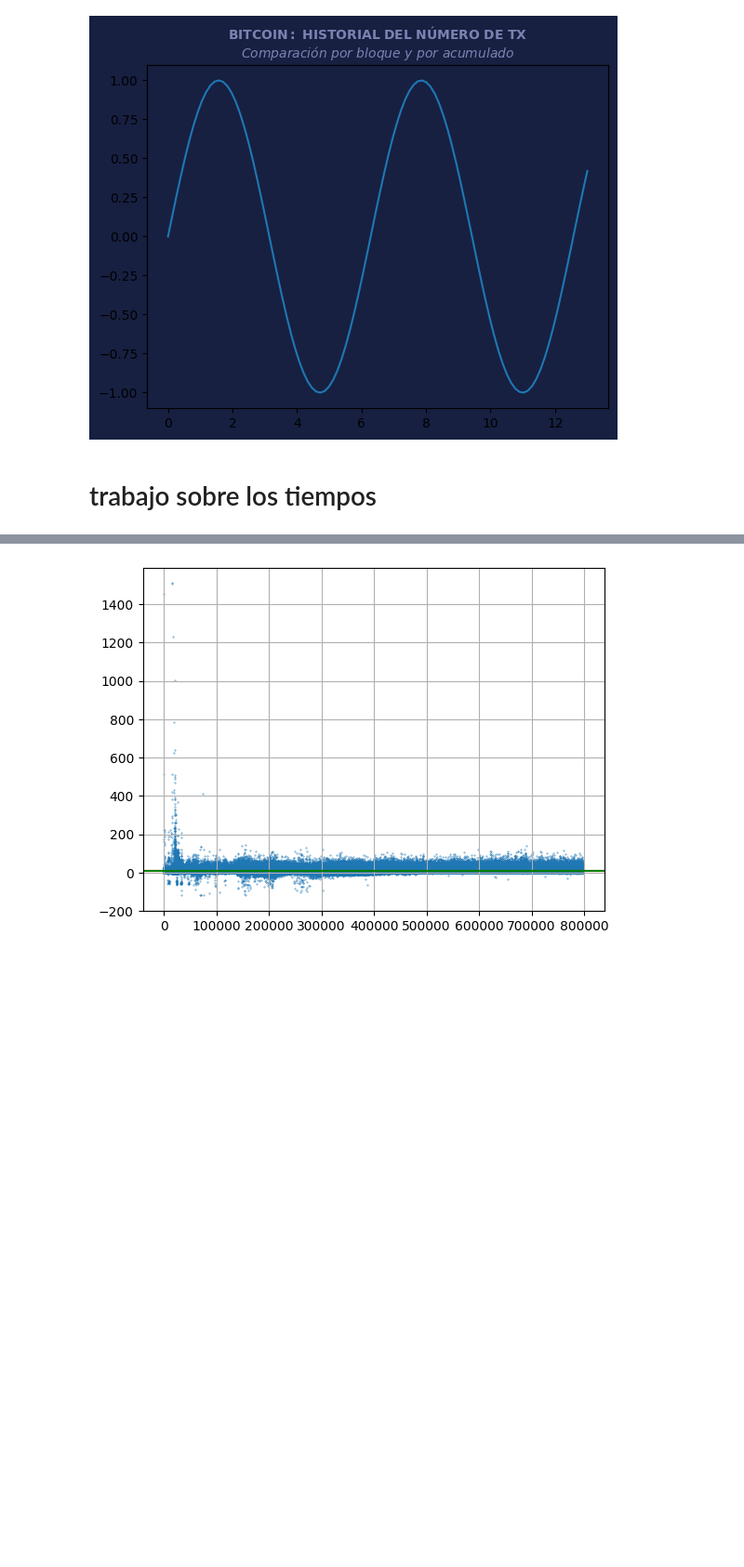
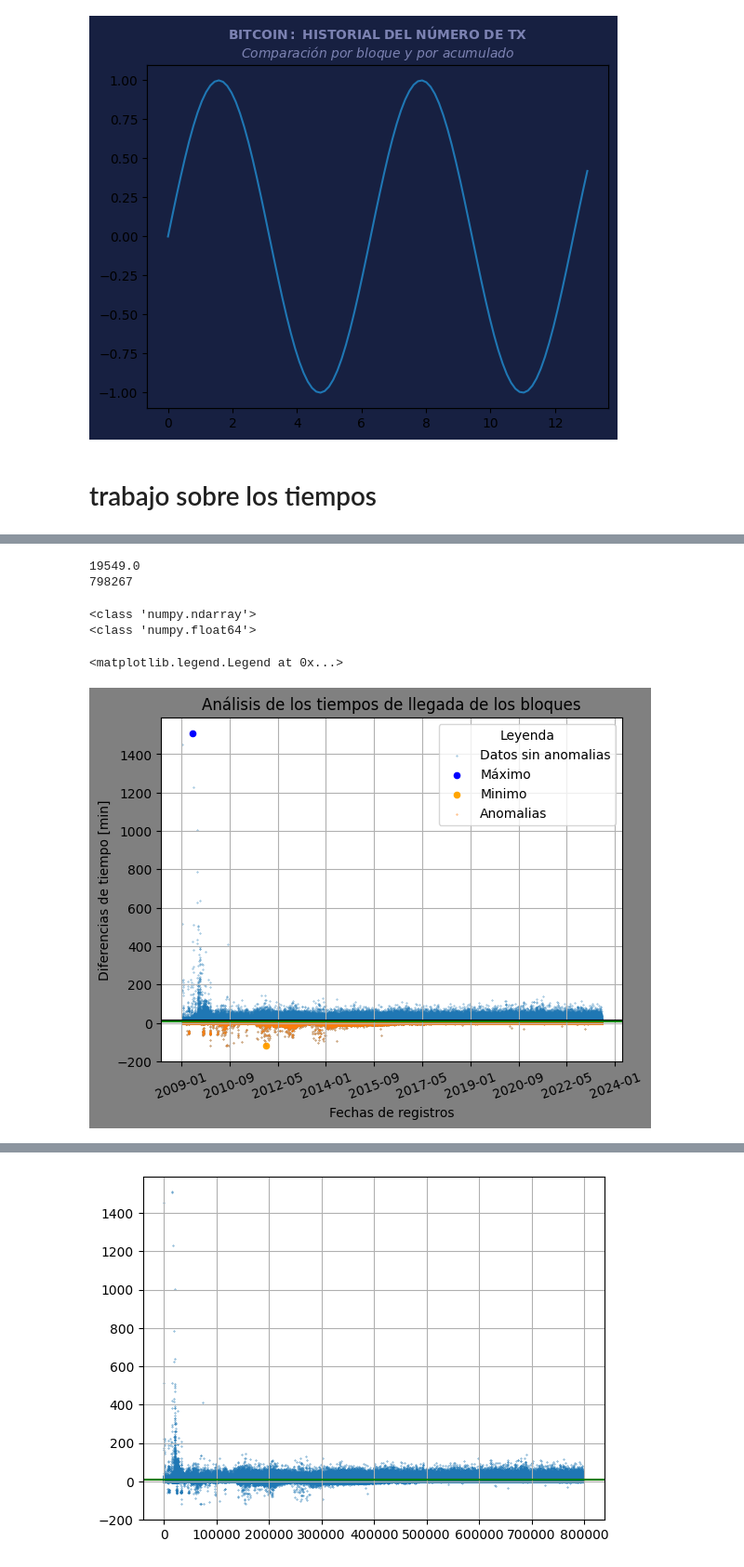
Before and after one commit to bitcoinR3search/BitcoinResearch, a Jupyter notebook: scripts/bra_pruebas/Re_graf.ipynb, the cells around one changed output, grey strips where cells are left out. Shown: that part at 93% size. Saved outputs shown, nothing was run; the diff lists cells and outputs as text; code cells hidden in the pictures; blank space fills up the shorter version.

Commit message:
20-JULY-graficas_ejemplo

```diff
--- a/scripts/bra_pruebas/Re_graf.ipynb
+++ b/scripts/bra_pruebas/Re_graf.ipynb
@@ -165,0 +184,6 @@ plt.tick_params(axis='x', colors='black')
+# %%
+print(time_b[0], type(time_b))
+#time_b = np.array(fechas).date
+time_b = time_b.date
+num_dates = mdates.date2num(time_b)
+print(len(time_b),len(num_dates),d)
@@ -165,0 +194,8 @@ plt.tick_params(axis='x', colors='black')
+# %%
+#print(len(d))
+#print(len(num_dates))
+num_dates=num_dates[:-1]
+print(len(num_dates))
+print(num_dates[4])
+
+print(type(num_dates))
@@ -165,0 +206,64 @@ plt.tick_params(axis='x', colors='black')
+# %%
+print(num_dates[-1])
+print(len(num_dates))
+# %% [output]
+19549.0
+798267
+# %%
+print(type(d))
+print(type(d[0]))
+# %% [output]
+<class 'numpy.ndarray'>
+<class 'numpy.float64'>
+# %%
+#c = np.linspace(1, len(time_b), len(time_b))
+#time_b = time_b.date
+#num_dates = mdates.date2num(time_b)
+
+locator = mdates.MonthLocator(interval=20)
+formatter = mdates.DateFormatter('%Y-%m')
+
+fig, ax = plt.subplots()
+
+# Configurar los ejes x
+ax.xaxis.set_major_locator(locator)
+ax.xaxis.set_major_formatter(formatter)
+ax.xaxis.set_tick_params(labelsize=10, rotation=20)
+ax.tick_params(axis='x', colors='black')
+
+# Dibujar las líneas horizontales
+ax.axhline(10, color='black')
+ax.axhline(np.mean(d), color='g')
+#============maximos======
+indice=np.where((d==np.max(d)))[0][0]
+d_max=d[indice]
+#============minimos=====
+indice2=np.where((d==np.min(d)))[0][0]
+d_min=d[indice2]
+
+# Dibujar los puntos
+ax.scatter(num_dates, d,label="Datos sin anomalias", s=0.1,alpha=0.8)
+ax.scatter(num_dates[indice], d_max, color ='blue',label='Máximo', s=20)
+ax.scatter(num_dates[indice2], d_min, color ='orange',label='Minimo', s=20)
+#=========anomalias=======
+ax.scatter(num_dates[:len(A_N)],A_N,label="Anomalias",s=0.1)
+
+#Color del fondo dentro la grafica
+fig.set_facecolor('gray')
+
+#color del fondo
+ax.patch.set_facecolor('white')
+#===== LEYENDA===
+#scatter.legend_elements(prop="sizes", num=1)[0][0].set_markersize(10)
+#legend_elements=[plt.Line2D([0],[0],marker='o',markersize=10,linewidth=2)]
+#ax.legend(handles=legend_elements)
+###
+ax.set_title("Análisis de los tiempos de llegada de los bloques")
+ax.set_xlabel("Fechas de registros")
+ax.set_ylabel("Diferencias de tiempo [min]")
+#cuadricula
+ax.grid(True)
+ax.legend(loc='upper right',title='Leyenda')
+# %% [output]
+<matplotlib.legend.Legend at 0x...>
+[figure, added]
```
Also changed, not shown: parts of 21 cells of this notebook.
